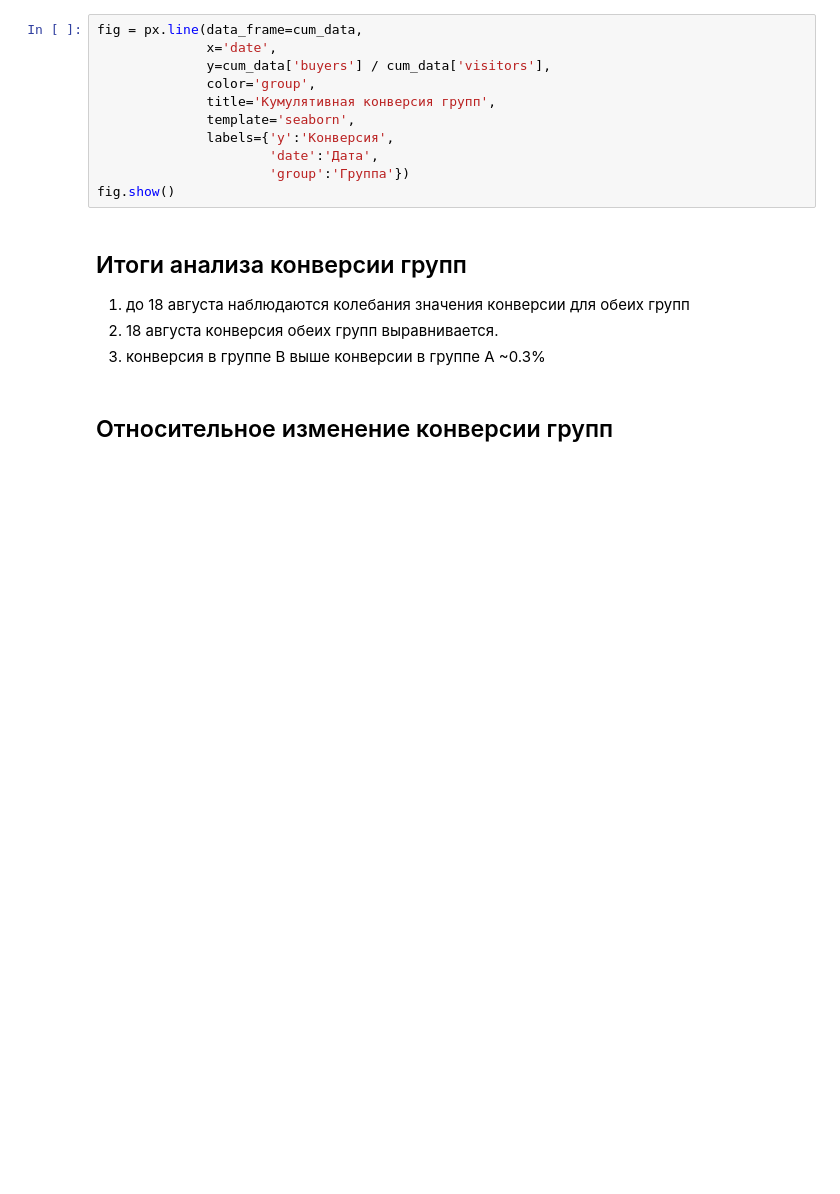
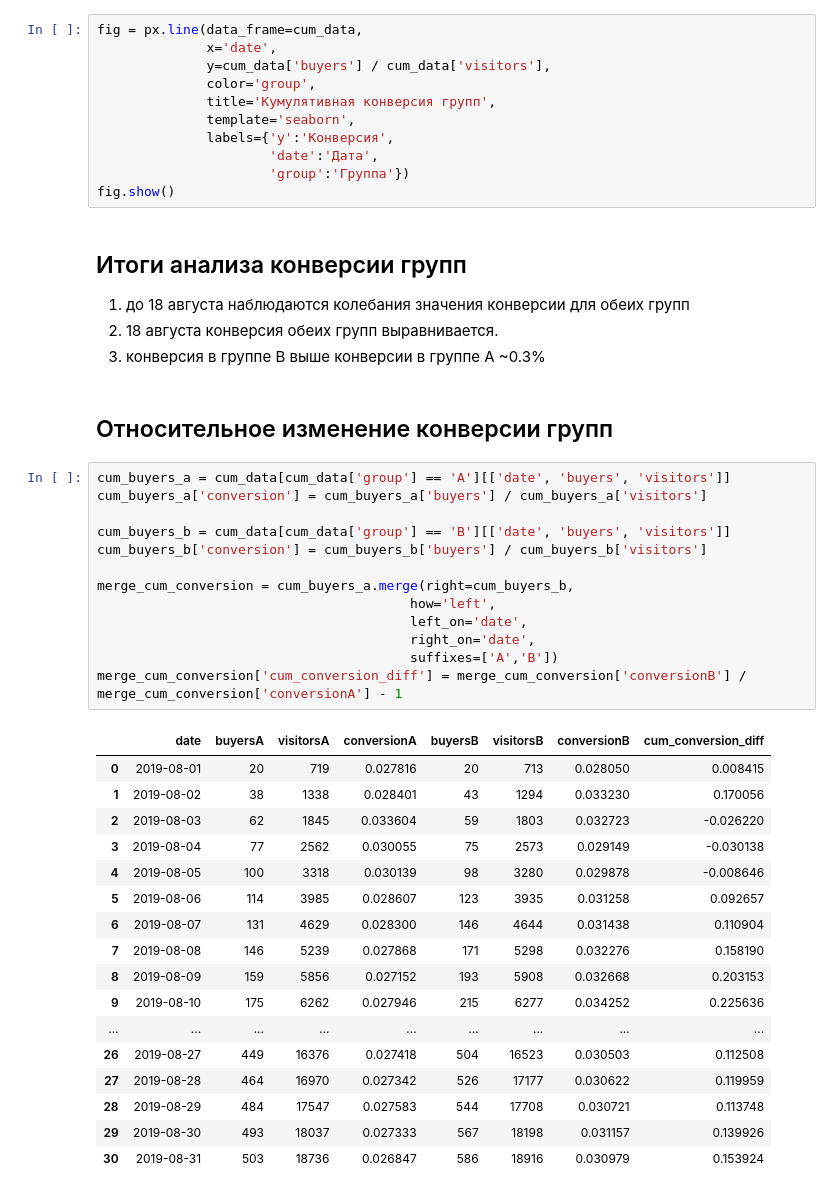
Before and after one commit to parabatareek/DataAnalyst, a Jupyter notebook: Projects/Project 8 - Проверка гипотез/Project 8 - Проверка гипотез.ipynb, the cells around one changed output. Cells and saved outputs as stored; diff of their text form; blank space fills up the shorter version.

```diff
--- a/Projects/Project 8 - Проверка гипотез/Project 8 - Проверка гипотез.ipynb
+++ b/Projects/Project 8 - Проверка гипотез/Project 8 - Проверка гипотез.ipynb
@@ -361,3 +361,34 @@ fig.show()
 # %% [markdown]
 <a id='abtest_cum_conversion_diff'></a>
 ## Относительное изменение конверсии групп ##
+# %%
+cum_buyers_a = cum_data[cum_data['group'] == 'A'][['date', 'buyers', 'visitors']]
+cum_buyers_a['conversion'] = cum_buyers_a['buyers'] / cum_buyers_a['visitors']
+
+cum_buyers_b = cum_data[cum_data['group'] == 'B'][['date', 'buyers', 'visitors']]
+cum_buyers_b['conversion'] = cum_buyers_b['buyers'] / cum_buyers_b['visitors']
+
+merge_cum_conversion = cum_buyers_a.merge(right=cum_buyers_b,
+                                        how='left',
+                                        left_on='date',
+                                        right_on='date',
+                                        suffixes=['A','B'])
+merge_cum_conversion['cum_conversion_diff'] = merge_cum_conversion['conversionB'] / merge_cum_conversion['conversionA'] - 1
+# %% [output]
+|  | date | buyersA | visitorsA | conversionA | buyersB | visitorsB | conversionB | cum_conversion_diff |
+| 0 | 2019-08-01 | 20 | 719 | 0.027816 | 20 | 713 | 0.028050 | 0.008415 |
+| 1 | 2019-08-02 | 38 | 1338 | 0.028401 | 43 | 1294 | 0.033230 | 0.170056 |
+| 2 | 2019-08-03 | 62 | 1845 | 0.033604 | 59 | 1803 | 0.032723 | -0.026220 |
+| 3 | 2019-08-04 | 77 | 2562 | 0.030055 | 75 | 2573 | 0.029149 | -0.030138 |
+| 4 | 2019-08-05 | 100 | 3318 | 0.030139 | 98 | 3280 | 0.029878 | -0.008646 |
+| 5 | 2019-08-06 | 114 | 3985 | 0.028607 | 123 | 3935 | 0.031258 | 0.092657 |
+| 6 | 2019-08-07 | 131 | 4629 | 0.028300 | 146 | 4644 | 0.031438 | 0.110904 |
+| 7 | 2019-08-08 | 146 | 5239 | 0.027868 | 171 | 5298 | 0.032276 | 0.158190 |
+| 8 | 2019-08-09 | 159 | 5856 | 0.027152 | 193 | 5908 | 0.032668 | 0.203153 |
+| 9 | 2019-08-10 | 175 | 6262 | 0.027946 | 215 | 6277 | 0.034252 | 0.225636 |
+| ... | ... | ... | ... | ... | ... | ... | ... | ... |
+| 26 | 2019-08-27 | 449 | 16376 | 0.027418 | 504 | 16523 | 0.030503 | 0.112508 |
+| 27 | 2019-08-28 | 464 | 16970 | 0.027342 | 526 | 17177 | 0.030622 | 0.119959 |
+| 28 | 2019-08-29 | 484 | 17547 | 0.027583 | 544 | 17708 | 0.030721 | 0.113748 |
+| 29 | 2019-08-30 | 493 | 18037 | 0.027333 | 567 | 18198 | 0.031157 | 0.139926 |
+| 30 | 2019-08-31 | 503 | 18736 | 0.026847 | 586 | 18916 | 0.030979 | 0.153924 |
```
Also changed, not shown: parts of 12 cells of this notebook.
